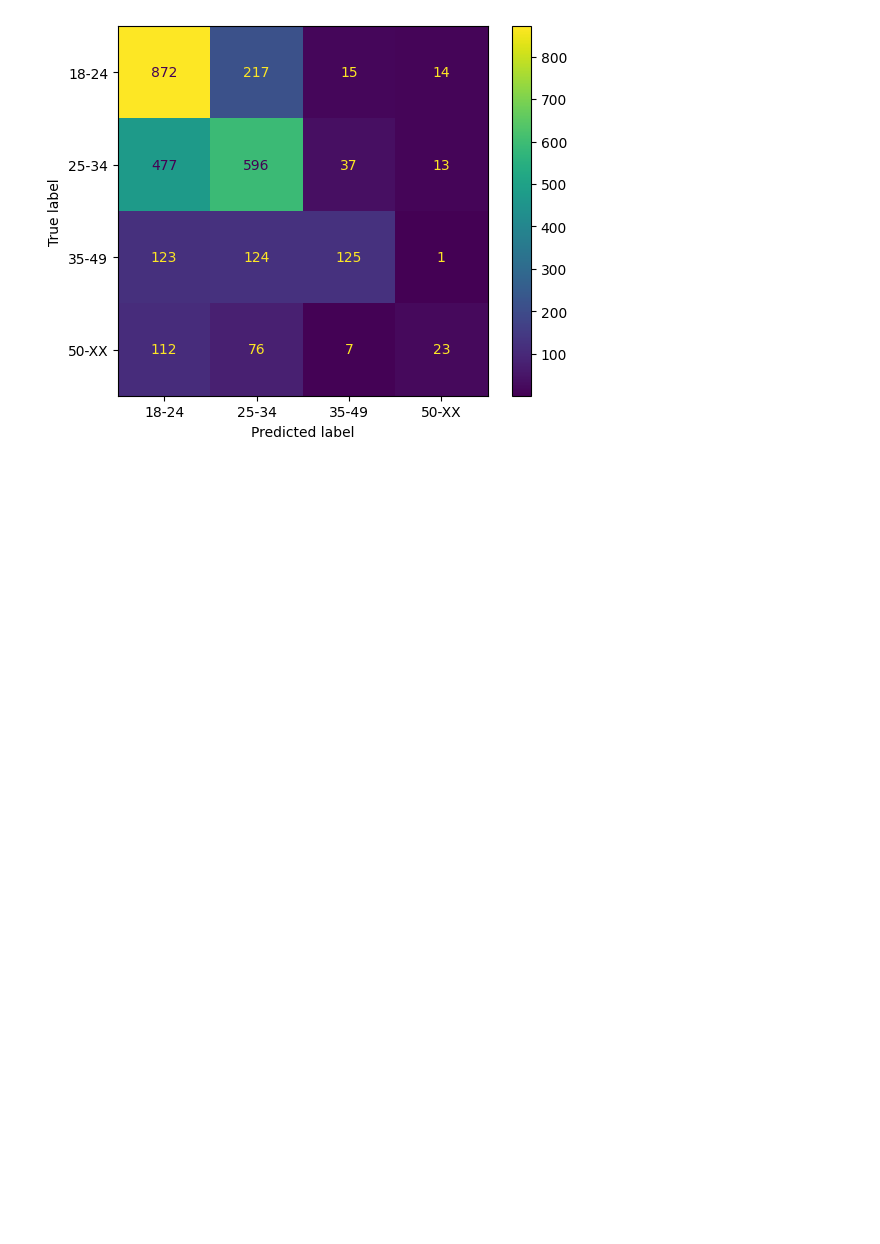
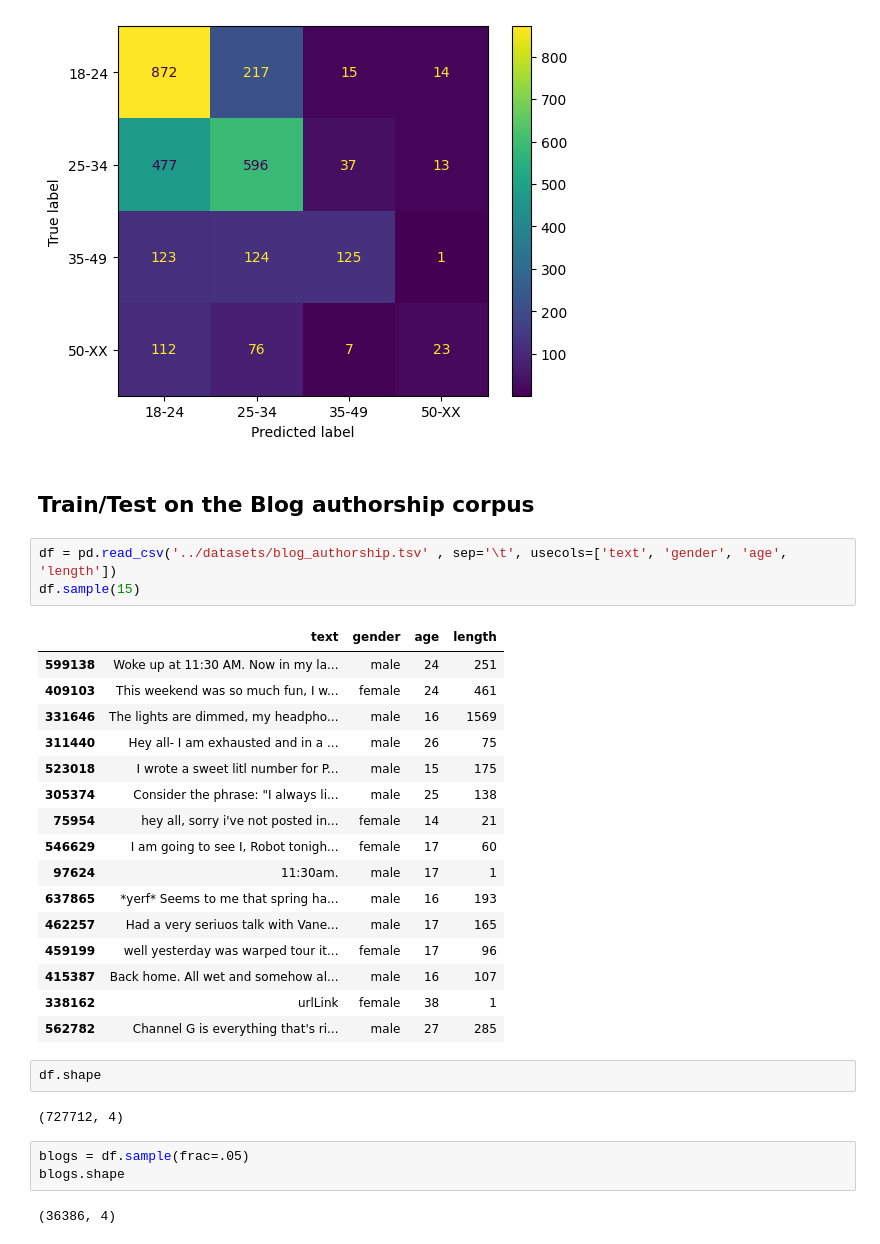
Before and after one commit to dimboump/clips-internship, a Jupyter notebook: Stylene v2/models/svm.ipynb, the cells around one changed output. Saved outputs shown, nothing was run; the diff lists cells and outputs as text; blank space fills up the shorter version.

```diff
--- a/Stylene v2/models/svm.ipynb
+++ b/Stylene v2/models/svm.ipynb
@@ -458,3 +458,34 @@ disp.plot();
    macro avg       0.57      0.44      0.46      2832
 weighted avg       0.57      0.57      0.55      2832
 [figure]
+# %% [markdown]
+## Train/Test on the Blog authorship corpus
+# %%
+df = pd.read_csv('../datasets/blog_authorship.tsv' , sep='\t', usecols=['text', 'gender', 'age', 'length'])
+df.sample(15)
+# %% [output]
+|  | text | gender | age | length |
+| 599138 | Woke up at 11:30 AM. Now in my la... | male | 24 | 251 |
+| 409103 | This weekend was so much fun, I w... | female | 24 | 461 |
+| 331646 | The lights are dimmed, my headpho... | male | 16 | 1569 |
+| 311440 | Hey all- I am exhausted and in a ... | male | 26 | 75 |
+| 523018 | I wrote a sweet litl number for P... | male | 15 | 175 |
+| 305374 | Consider the phrase: "I always li... | male | 25 | 138 |
+| 75954 | hey all, sorry i've not posted in... | female | 14 | 21 |
+| 546629 | I am going to see I, Robot tonigh... | female | 17 | 60 |
+| 97624 | 11:30am. | male | 17 | 1 |
+| 637865 | *yerf* Seems to me that spring ha... | male | 16 | 193 |
+| 462257 | Had a very seriuos talk with Vane... | male | 17 | 165 |
+| 459199 | well yesterday was warped tour it... | female | 17 | 96 |
+| 415387 | Back home. All wet and somehow al... | male | 16 | 107 |
+| 338162 | urlLink | female | 38 | 1 |
+| 562782 | Channel G is everything that's ri... | male | 27 | 285 |
+# %%
+df.shape
+# %% [output]
+(727712, 4)
+# %%
+blogs = df.sample(frac=.05)
+blogs.shape
+# %% [output]
+(36386, 4)
```
Also changed, not shown: parts of 10 cells of this notebook.
